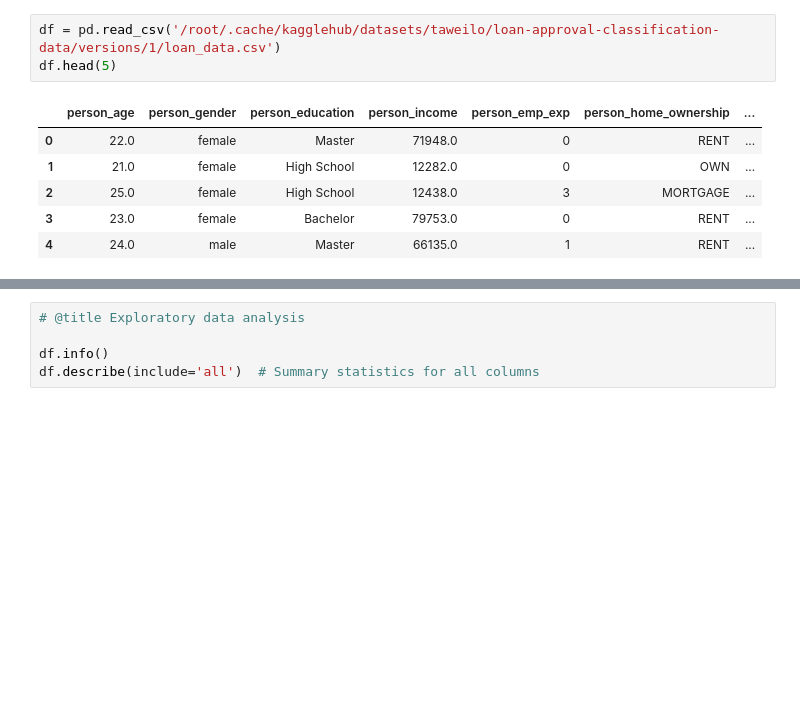
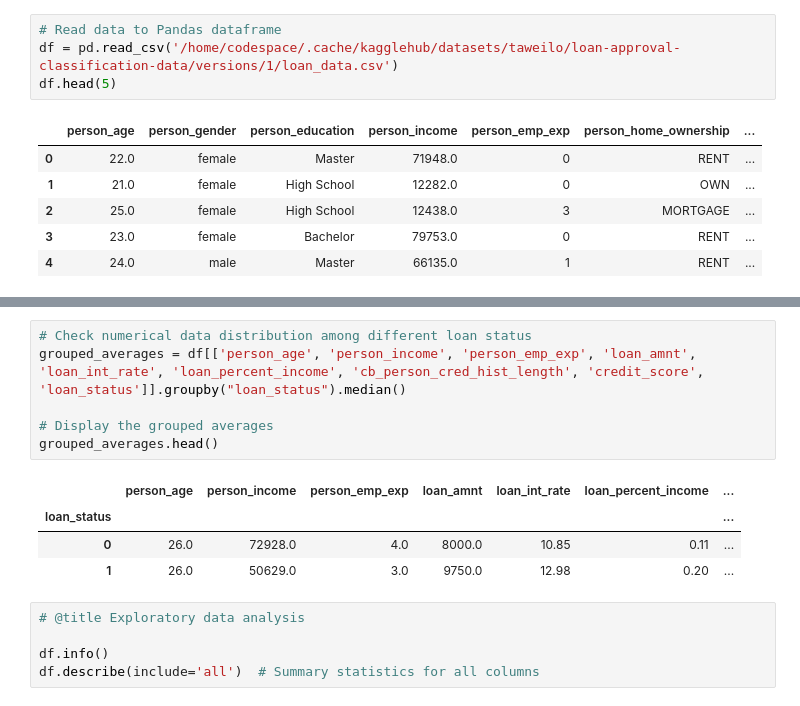
Before and after one commit to zhou1126/Marquette_teaching_finance, a Jupyter notebook: class3_loan_approval_classification.ipynb, the cells around one changed output, grey strips where cells are left out. Cells and saved outputs as stored; diff of their text form; blank space fills up the shorter version.

Commit message:
change data downloading

```diff
--- a/class3_loan_approval_classification.ipynb
+++ b/class3_loan_approval_classification.ipynb
@@ -61,5 +42,6 @@ for dirname, _, filenames in os.walk('/root/.cache/kagglehub/datasets/taweilo/lo
 # %%
-df = pd.read_csv('/root/.cache/kagglehub/datasets/taweilo/loan-approval-classification-data/versions/1/loan_data.csv')
+# Read data to Pandas dataframe
+df = pd.read_csv('/home/codespace/.cache/kagglehub/datasets/taweilo/loan-approval-classification-data/versions/1/loan_data.csv')
 df.head(5)
 # %% [output]
 |  | person_age | person_gender | person_education | person_income | person_emp_exp | person_home_ownership | ... |
@@ -71,3 +83,14 @@ df.head(5)
+# %%
+# Check numerical data distribution among different loan status
+grouped_averages = df[['person_age', 'person_income', 'person_emp_exp', 'loan_amnt', 'loan_int_rate', 'loan_percent_income', 'cb_person_cred_hist_length', 'credit_score', 'loan_status']].groupby("loan_status").median()
+
+# Display the grouped averages
+grouped_averages.head()
+# %% [output]
+|  | person_age | person_income | person_emp_exp | loan_amnt | loan_int_rate | loan_percent_income | ... |
+| loan_status |  |  |  |  |  |  | ... |
+| 0 | 26.0 | 72928.0 | 4.0 | 8000.0 | 10.85 | 0.11 | ... |
+| 1 | 26.0 | 50629.0 | 3.0 | 9750.0 | 12.98 | 0.20 | ... |
 # %%
 # @title Exploratory data analysis
 
```
Also changed, not shown: parts of 5 cells of this notebook.
